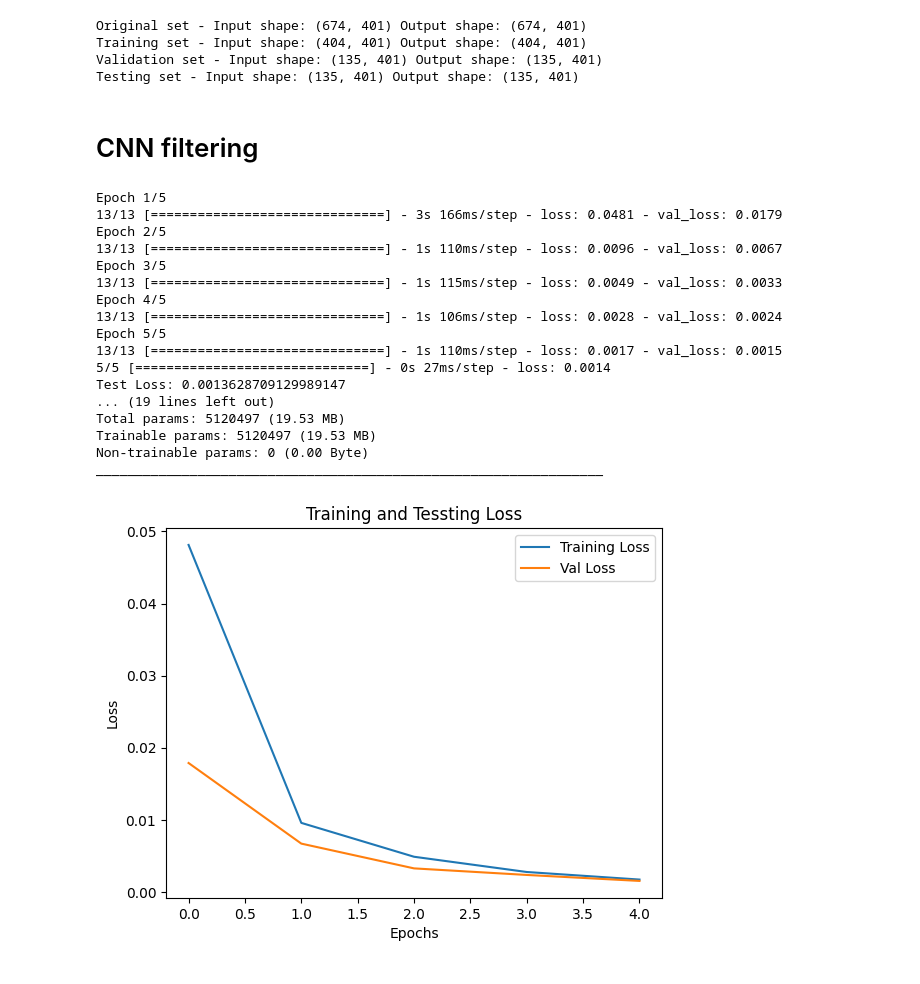
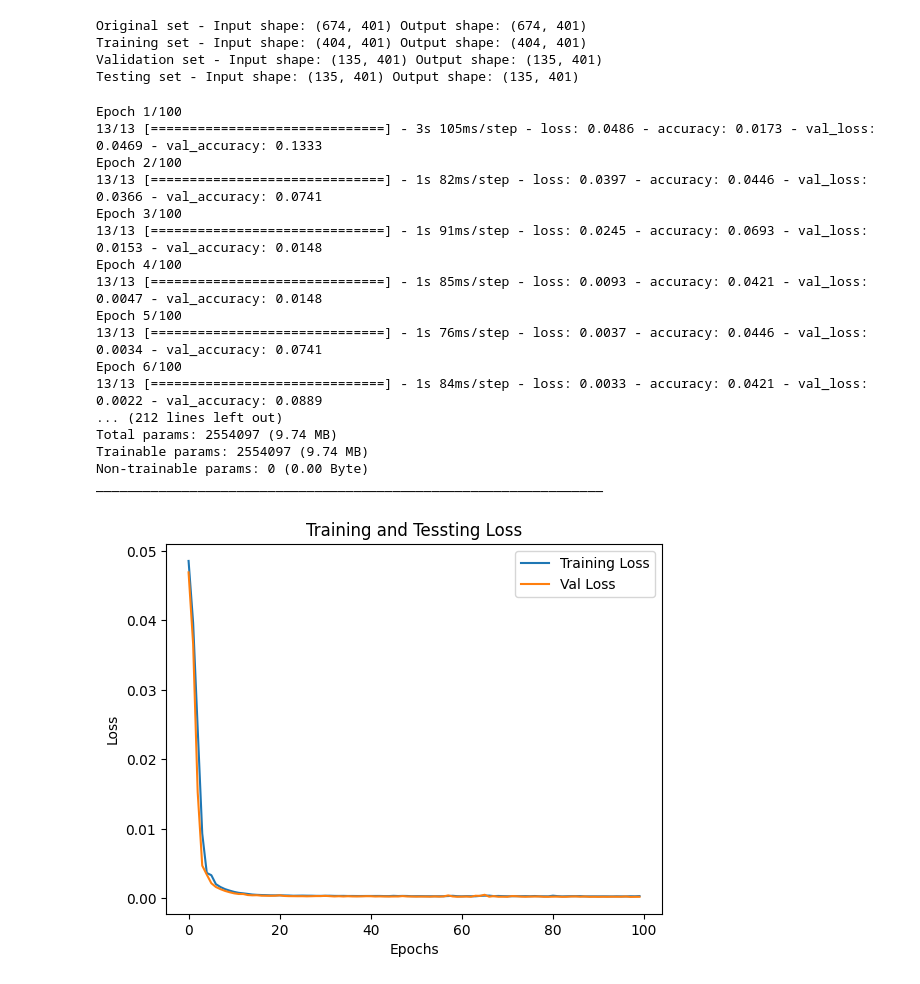
Before and after one commit to MuhammadOsmanFarooqui/msc-thesis, a Jupyter notebook: msc-thesis-reflectance-data.ipynb, the cells around one changed output. Cells and saved outputs as stored; diff of their text form; code cells hidden in the pictures.

```diff
--- a/msc-thesis-reflectance-data.ipynb
+++ b/msc-thesis-reflectance-data.ipynb
@@ -74,67 +75,69 @@ Original set - Input shape: (674, 401) Output shape: (674, 401)
 Training set - Input shape: (404, 401) Output shape: (404, 401)
 Validation set - Input shape: (135, 401) Output shape: (135, 401)
 Testing set - Input shape: (135, 401) Output shape: (135, 401)
-# %% [markdown]
-# CNN filtering
 # %%
+
 from keras.optimizers import SGD, Adam
 from keras.models import Sequential
 from keras.applications.vgg16 import VGG16
 #from tensorflow.keras.layers import Conv1D, MaxPooling1D, Flatten, Dense
-from keras.layers import Conv1D, MaxPooling2D,\
+from keras.layers import Conv1D, MaxPooling1D,\
      Dropout,Flatten,Dense,Activation,\
      BatchNormalization
+# Define CNN Model
+
 model = Sequential()
 model.add(Conv1D(filters=32, kernel_size=3, activation='relu', input_shape=(input_length, 1)))
-#model.add(MaxPooling1D(pool_size=2))
+model.add(MaxPooling1D(2))
 model.add(Flatten())
 #model.add(Dense(64, activation='relu'))
-model.add(Dense(input_length))  # Output layer with 1 neuron for regression
+model.add(Dense((input_length), activation='sigmoid'))
+#model.add(Dense(input_length))  # Output layer with 1 neuron for regression
 
-model.compile(loss='mean_squared_error', optimizer=Adam(learning_rate=0.001))
+model.compile(loss='mean_squared_error', optimizer=Adam(learning_rate=0.001), metrics=['accuracy'])
 
 # Train the model
-history = model.fit(X_train, y_train, epochs=5, batch_size=32, validation_data=(X_val, y_val))
+history = model.fit(X_train, y_train, epochs=100, batch_size=32, validation_data=(X_val, y_val))
 
 # Evaluate the model on the test set
 loss = model.evaluate(X_test, y_test)
 print(f"Test Loss: {loss}")
 
 # Make predictions
 denoised_data = model.predict(X_test)
 
 print(denoised_data)
 len(denoised_data)
 
 model.save_weights("model.h5")
 model.summary()
 
 
 
 # Plot training and validation loss
 plt.plot(history.history['loss'], label='Training Loss')
 plt.plot(history.history['val_loss'], label='Val Loss')
 plt.xlabel('Epochs')
 plt.ylabel('Loss')
 plt.title('Training and Tessting Loss')
 plt.legend()
 plt.show()
 # %% [output]
-Epoch 1/5
-13/13 [==============================] - 3s 166ms/step - loss: 0.0481 - val_loss: 0.0179
-Epoch 2/5
-13/13 [==============================] - 1s 110ms/step - loss: 0.0096 - val_loss: 0.0067
-Epoch 3/5
-13/13 [==============================] - 1s 115ms/step - loss: 0.0049 - val_loss: 0.0033
-Epoch 4/5
-13/13 [==============================] - 1s 106ms/step - loss: 0.0028 - val_loss: 0.0024
-Epoch 5/5
-13/13 [==============================] - 1s 110ms/step - loss: 0.0017 - val_loss: 0.0015
-5/5 [==============================] - 0s 27ms/step - loss: 0.0014
-Test Loss: 0.0013628709129989147
-... (19 lines left out)
-Total params: 5120497 (19.53 MB)
-Trainable params: 5120497 (19.53 MB)
+Epoch 1/100
+13/13 [==============================] - 3s 105ms/step - loss: 0.0486 - accuracy: 0.0173 - val_loss: 0.0469 - val_accuracy: 0.1333
+Epoch 2/100
+13/13 [==============================] - 1s 82ms/step - loss: 0.0397 - accuracy: 0.0446 - val_loss: 0.0366 - val_accuracy: 0.0741
+Epoch 3/100
+13/13 [==============================] - 1s 91ms/step - loss: 0.0245 - accuracy: 0.0693 - val_loss: 0.0153 - val_accuracy: 0.0148
+Epoch 4/100
+13/13 [==============================] - 1s 85ms/step - loss: 0.0093 - accuracy: 0.0421 - val_loss: 0.0047 - val_accuracy: 0.0148
+Epoch 5/100
+13/13 [==============================] - 1s 76ms/step - loss: 0.0037 - accuracy: 0.0446 - val_loss: 0.0034 - val_accuracy: 0.0741
+Epoch 6/100
+13/13 [==============================] - 1s 84ms/step - loss: 0.0033 - accuracy: 0.0421 - val_loss: 0.0022 - val_accuracy: 0.0889
+... (212 lines left out)
+Total params: 2554097 (9.74 MB)
+Trainable params: 2554097 (9.74 MB)
 Non-trainable params: 0 (0.00 Byte)
 _________________________________________________________________
-[figure, old version]
+[figure, new version]
```
Also changed, not shown: parts of 34 cells of this notebook.
